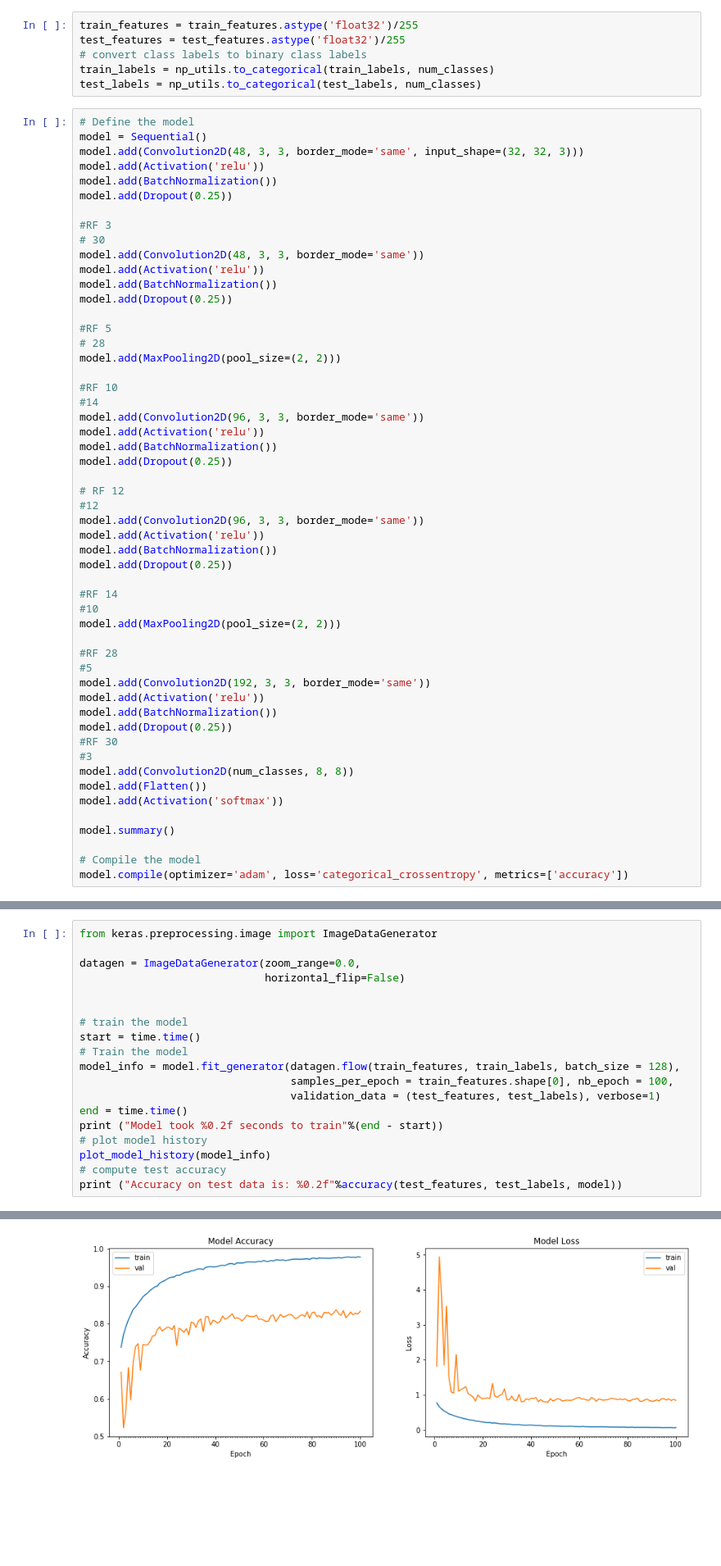
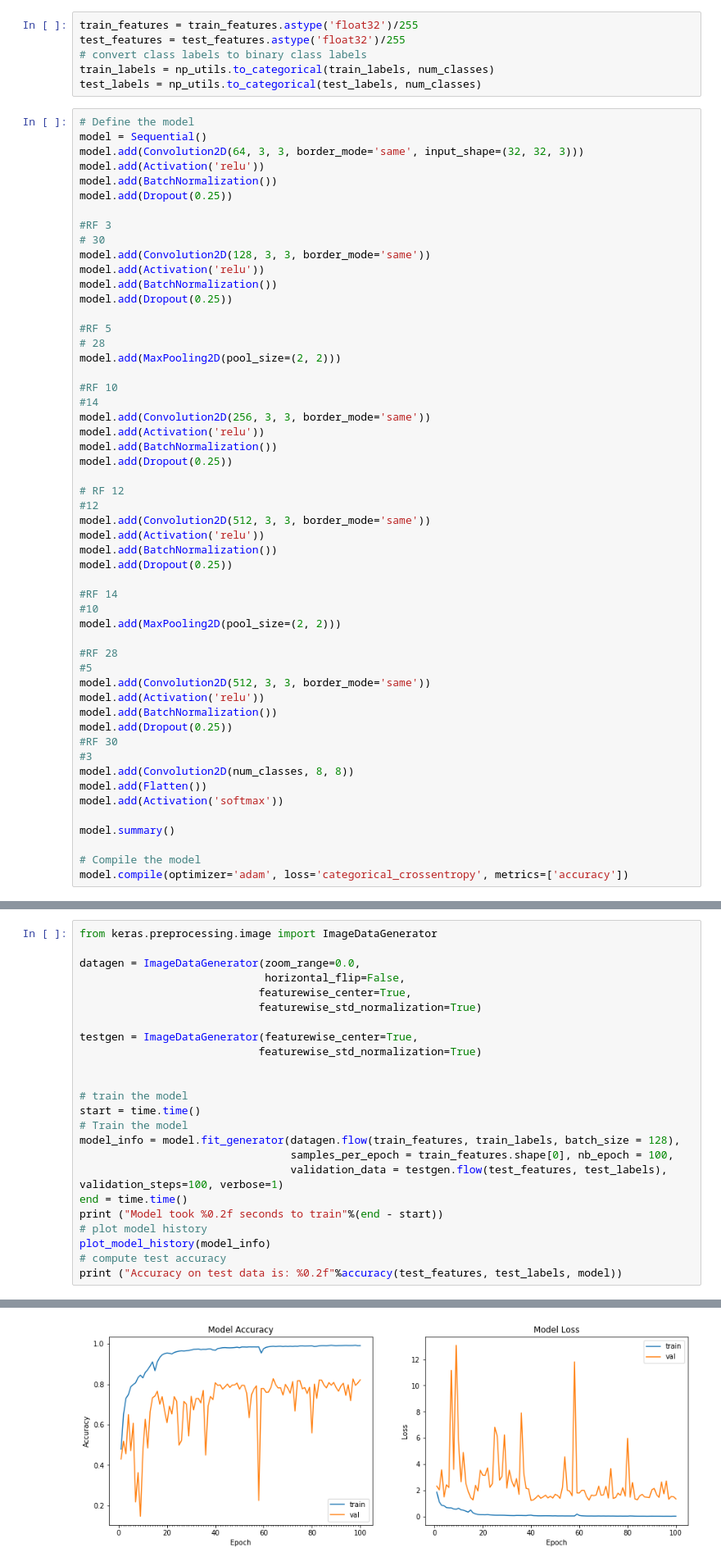
Before and after one commit to Curiousss/EVA, a Jupyter notebook: Assignment6/Assignment_6.ipynb, the cells around one changed output, grey strips where cells are left out. Shown: that part at 82% size. Saved outputs shown, nothing was run; the diff lists cells and outputs as text; blank space fills up the shorter version.

```diff
--- a/Assignment6/Assignment_6.ipynb
+++ b/Assignment6/Assignment_6.ipynb
@@ -81,14 +81,14 @@ test_labels = np_utils.to_categorical(test_labels, num_classes)
 # %%
 # Define the model
 model = Sequential()
-model.add(Convolution2D(48, 3, 3, border_mode='same', input_shape=(32, 32, 3)))
+model.add(Convolution2D(64, 3, 3, border_mode='same', input_shape=(32, 32, 3)))
 model.add(Activation('relu'))
 model.add(BatchNormalization())
 model.add(Dropout(0.25))
 
 #RF 3
 # 30
-model.add(Convolution2D(48, 3, 3, border_mode='same'))
+model.add(Convolution2D(128, 3, 3, border_mode='same'))
 model.add(Activation('relu'))
 model.add(BatchNormalization())
 model.add(Dropout(0.25))
@@ -99,14 +99,14 @@ model.add(MaxPooling2D(pool_size=(2, 2)))
 
 #RF 10
 #14
-model.add(Convolution2D(96, 3, 3, border_mode='same'))
+model.add(Convolution2D(256, 3, 3, border_mode='same'))
 model.add(Activation('relu'))
 model.add(BatchNormalization())
 model.add(Dropout(0.25))
 
 # RF 12
 #12
-model.add(Convolution2D(96, 3, 3, border_mode='same'))
+model.add(Convolution2D(512, 3, 3, border_mode='same'))
 model.add(Activation('relu'))
 model.add(BatchNormalization())
 model.add(Dropout(0.25))
@@ -117,7 +117,7 @@ model.add(MaxPooling2D(pool_size=(2, 2)))
 
 #RF 28
 #5
-model.add(Convolution2D(192, 3, 3, border_mode='same'))
+model.add(Convolution2D(512, 3, 3, border_mode='same'))
 model.add(Activation('relu'))
 model.add(BatchNormalization())
 model.add(Dropout(0.25))
@@ -159,7 +159,12 @@ _________________________________________________________________
 from keras.preprocessing.image import ImageDataGenerator
 
 datagen = ImageDataGenerator(zoom_range=0.0,
-                             horizontal_flip=False)
+                             horizontal_flip=False,
+                            featurewise_center=True,
+                            featurewise_std_normalization=True)
+
+testgen = ImageDataGenerator(featurewise_center=True,
+                            featurewise_std_normalization=True)
 
 
 # train the model
@@ -167,7 +172,7 @@ start = time.time()
 # Train the model
 model_info = model.fit_generator(datagen.flow(train_features, train_labels, batch_size = 128),
                                  samples_per_epoch = train_features.shape[0], nb_epoch = 100,
-                                 validation_data = (test_features, test_labels), verbose=1)
+                                 validation_data = testgen.flow(test_features, test_labels), validation_steps=100, verbose=1)
 end = time.time()
 print ("Model took %0.2f seconds to train"%(end - start))
 # plot model history
@@ -196 +204 @@ Model took 3571.08 seconds to train
-[figure, old version]
+[figure, new version]
```
Also changed, not shown: parts of 3 cells of this notebook.
